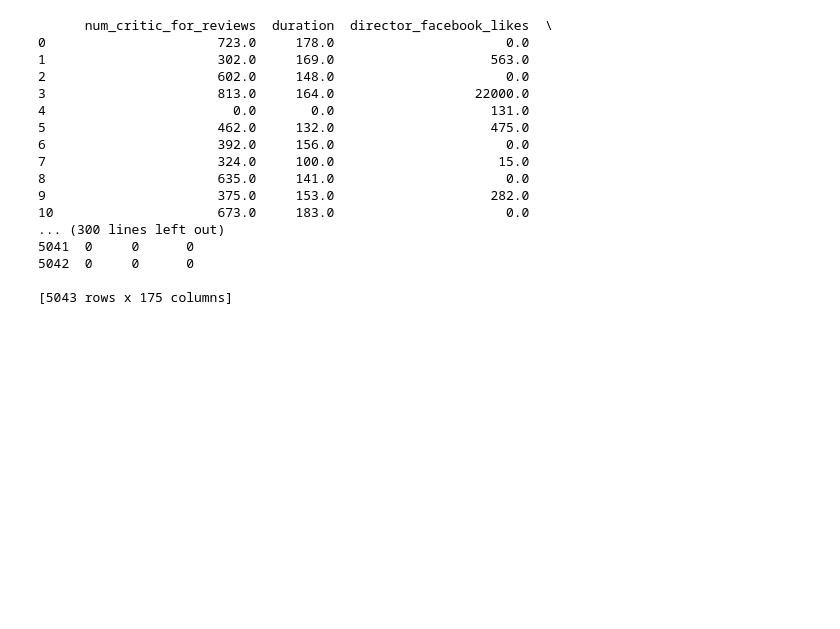
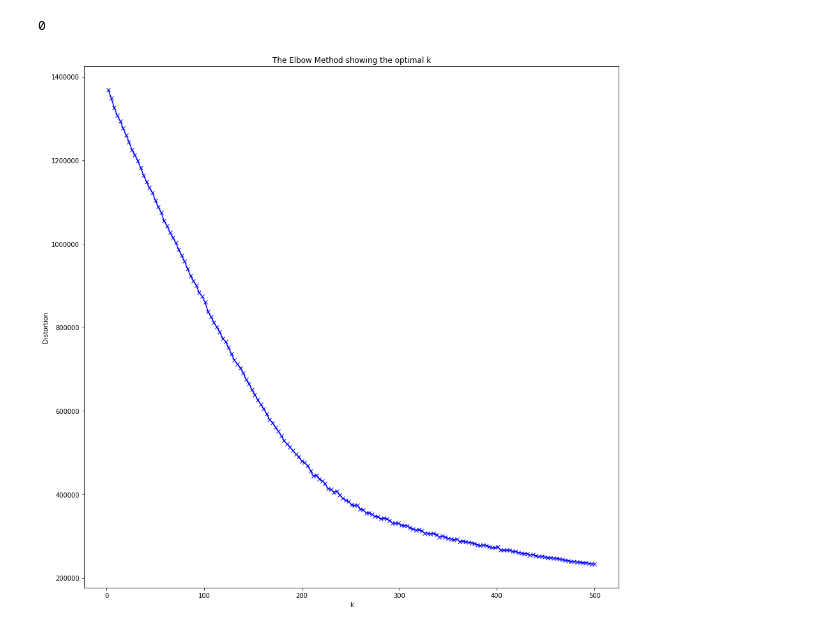
Before and after one commit to pfroide/python, a Jupyter notebook: Projet_3/p3_tests.ipynb, the cells around one changed output. Cells and saved outputs as stored; diff of their text form; code cells hidden in the pictures; blank space fills up the shorter version.

```diff
--- a/Projet_3/p3_tests.ipynb
+++ b/Projet_3/p3_tests.ipynb
@@ -21,4 +45,4 @@ import plotly.graph_objs as go
 # %%
 # Lieu où se trouve le fichier
-_FICHIER = 'C:\\Users\\Toni\\Desktop\\pas_synchro\\p3_bdd_clean.csv'
+_FICHIER = 'C:\\Users\\Toni\\Desktop\\pas_synchro\\p3_bdd_clean_v2.csv'
 _DOSSIERTRAVAIL = 'C:\\Users\\Toni\\python\\python\\Projet_3\\images'
@@ -141,20 +365,25 @@ X = datanum.copy()
-# %%
-print(datanum)
-# %% [output]
-      num_critic_for_reviews  duration  director_facebook_likes  \
-0                      723.0     178.0                      0.0
-1                      302.0     169.0                    563.0
-2                      602.0     148.0                      0.0
-3                      813.0     164.0                  22000.0
-4                        0.0       0.0                    131.0
-5                      462.0     132.0                    475.0
-6                      392.0     156.0                      0.0
-7                      324.0     100.0                     15.0
-8                      635.0     141.0                      0.0
-9                      375.0     153.0                    282.0
-10                     673.0     183.0                      0.0
-... (300 lines left out)
-5041  0     0      0
-5042  0     0      0
-
-[5043 rows x 175 columns]
+# %%
+#transpose_bool(datanum, 'language', 50)
+#transpose_bool(datanum, 'country')
+transpose_bool(datanum, 'genres', 50)
+transpose_bool(datanum, 'plot_keywords', 50)
+transpose_bool(datanum, 'color', 50)
+transpose_bool(datanum, 'content_rating', 50)
+transpose_bool(datanum, 'director_name', 50)
+transpose_bool(datanum, 'actor_1_name', 50)
+transpose_bool(datanum, 'actor_2_name', 50)
+transpose_bool(datanum, 'actor_3_name', 50)
+
+# Suppression de la colonne "vide"
+#del datanames['vide']
+# %% [output]
+0
+# %%
+# Suprresion de ce qui n'est pas chiffré
+datanum = datanum.drop(['color', 'director_name', 'actor_1_name', 'genres', 'movie_title', 'actor_2_name', 'actor_3_name'], axis=1)
+datanum = datanum.drop(['plot_keywords', 'movie_imdb_link', 'language', 'country', 'content_rating'], axis=1)
+
+# Suprresion de ce qui n'est pas chiffré #2
+datanum = datanum.drop(['num_critic_for_reviews', 'director_facebook_likes', 'actor_3_facebook_likes'], axis=1)
+datanum = datanum.drop(['num_user_for_reviews', 'actor_1_facebook_likes', 'actor_2_facebook_likes'], axis=1)
+datanum = datanum.drop(['aspect_ratio', 'num_voted_users', 'cast_total_facebook_likes'], axis=1)
@@ -160,0 +392,5 @@ print(datanum)
+# %%
+# Coude
+res, dico = affichage_kmeans(datanum, 2, 500, 3)
+# %% [output]
+[figure, added]
```
Also changed, not shown: parts of 16 cells of this notebook.
